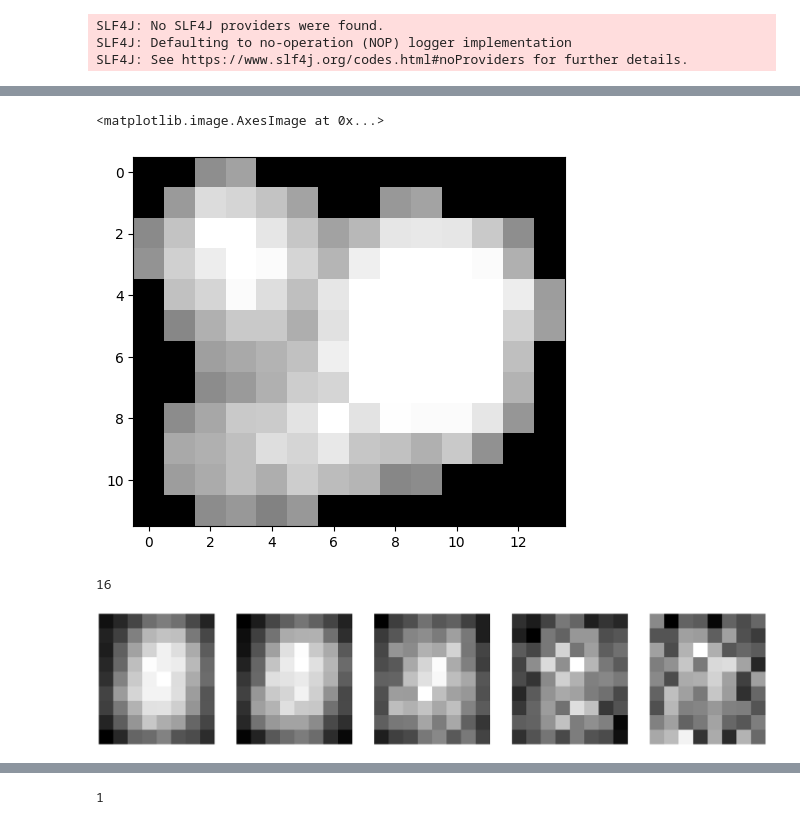
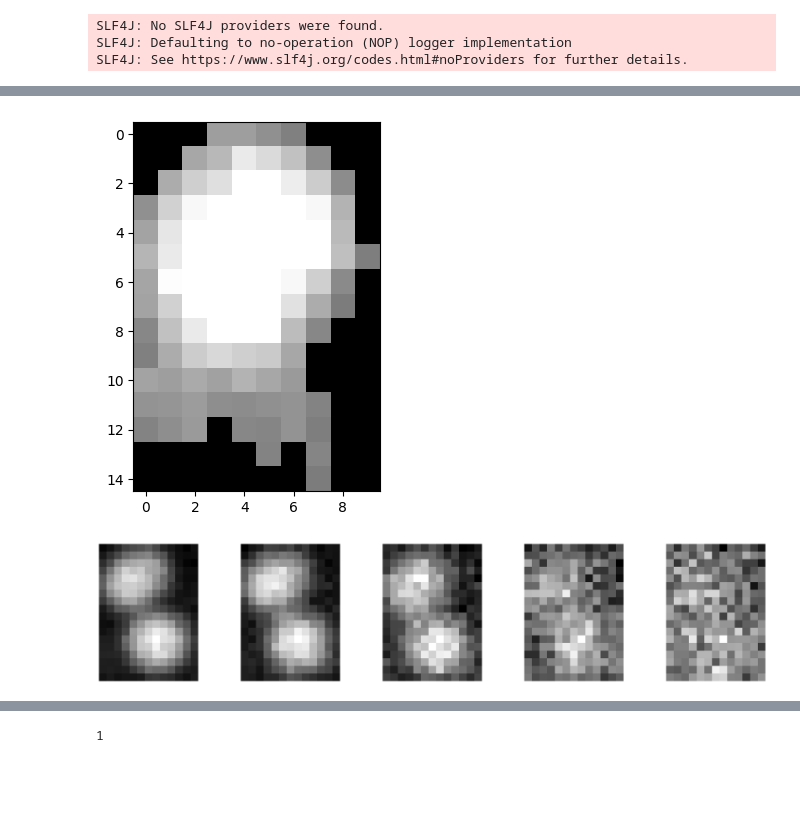
Before and after one commit to danial-ahmad1/trace_ca, a Jupyter notebook: Old Workspaces and Data/TotalSubWorkflow.ipynb, the cells around one changed output, grey strips where cells are left out. Drawn from its saved outputs; the diff is of its cells as text; code cells hidden in the pictures; blank space fills up the shorter version.

```diff
--- a/Old Workspaces and Data/TotalSubWorkflow.ipynb
+++ b/Old Workspaces and Data/TotalSubWorkflow.ipynb
@@ -52,7 +57,7 @@ import heapq
 # %%
 # Load raw ims file here
 
-file_name = '/Users/moose/Downloads/Analysis Data Set 06212024/Nonporous_1_2024-06-21_Confocal_00.39.39_DragonflyUser.ims'
+file_name = '/Users/moose/Downloads/Analysis Data Set 06212024/Nonporous_7_2024-06-21_Confocal_00.49.44_DragonflyUser.ims'
 image = AICSImage(file_name)
 image_data = image.get_image_data("ZYX", S=0, T=0, C=0)
 # %% [output]
@@ -498,10 +597,10 @@ masks = []
 for prop in region_im_filtered:
     masks.append(prop.intensity_image)
 # %%
-plt.imshow(masks[3], cmap='gray')
+if len(masks) > 0:
+    plt.imshow(masks[0], cmap='gray')
 # %% [output]
-<matplotlib.image.AxesImage at 0x...>
-[figure, old version]
+[figure, new version]
 # %%
 # # Need to use cv2.imwrite or else some small images will get corrupted! (Saved as 1-line RGB image? Weird)
 # for i in range(len(masks)):
@@ -516,7 +615,3 @@ allboxes = []
 for i in range(len(boundingbox)):
     diffb = [abs(boundingbox[i][2] - boundingbox[i][0]), abs(boundingbox[i][3] - boundingbox[i][1])]
     allboxes.append(diffb)
-# %%
-max(max(allboxes))
-# %% [output]
-16
@@ -542,19 +640,20 @@ for i in range(len(region_im_filtered)):
 # plt.tight_layout()
 # plt.show()
 # %%
-stack_check = 1
+if len(bounded_stack) > 0:
+    stack_check = 1
 
-fig, axs = plt.subplots(1, len(bounded_stack[stack_check]), figsize=(25, 5))
+    fig, axs = plt.subplots(1, len(bounded_stack[stack_check]), figsize=(25, 5))
 
-# Iterate in reverse order
-for i in range(len(bounded_stack[stack_check])-1, -1, -1):
-    axs[len(bounded_stack[stack_check])-1-i].imshow(bounded_stack[stack_check][i], cmap='gray')
-    axs[len(bounded_stack[stack_check])-1-i].axis('off')
+    # Iterate in reverse order
+    for i in range(len(bounded_stack[stack_check])-1, -1, -1):
+        axs[len(bounded_stack[stack_check])-1-i].imshow(bounded_stack[stack_check][i], cmap='gray')
+        axs[len(bounded_stack[stack_check])-1-i].axis('off')
 
-plt.tight_layout()
-plt.show()
+    plt.tight_layout()
+    plt.show()
 # %% [output]
-[figure, old version]
+[figure, new version]
 # %%
 def edge_density(image):
     edges = sobel(image)
```
Also changed, not shown: parts of 39 cells of this notebook, 45 other files.
